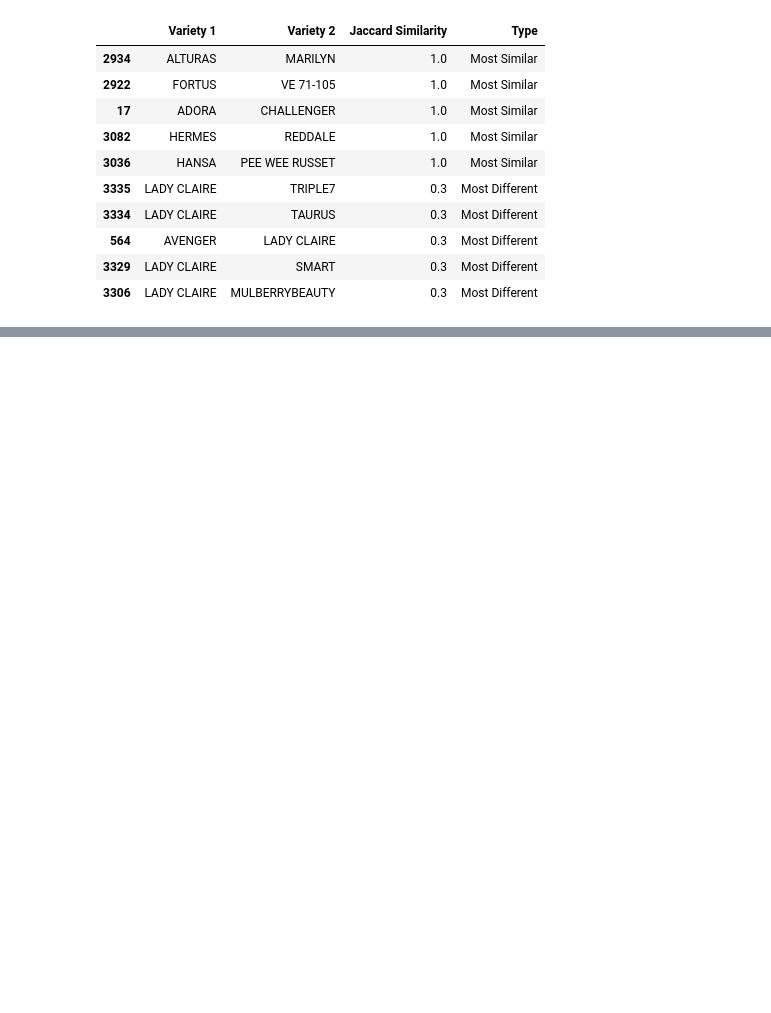
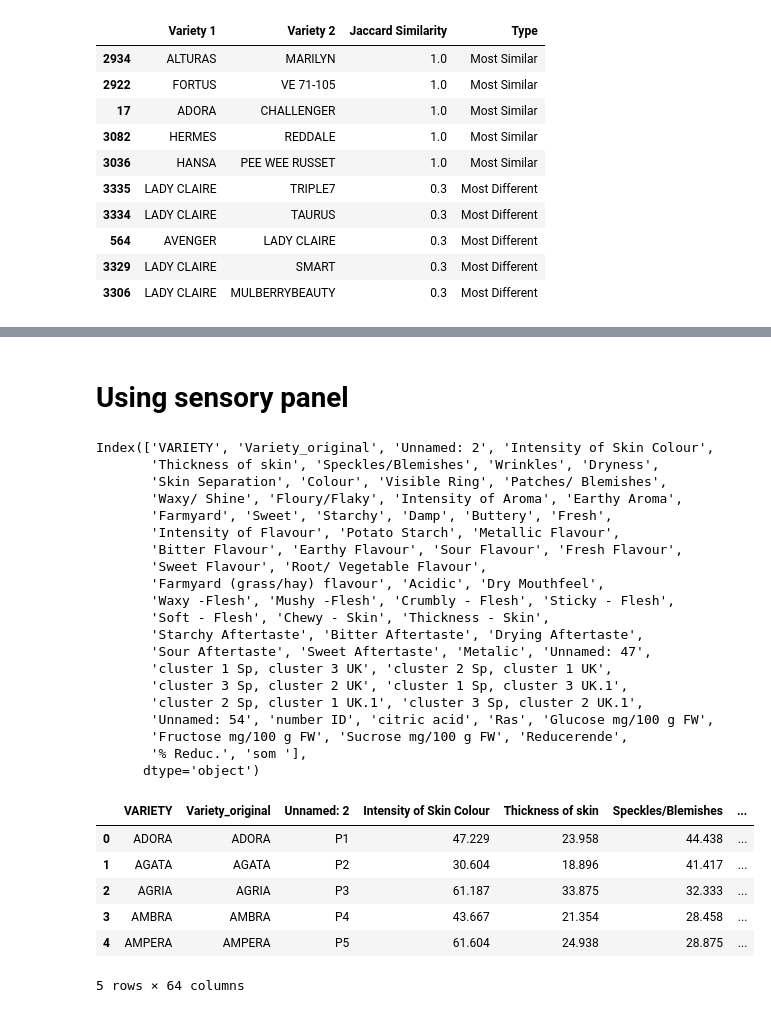
Before and after one commit to Fatemeh1362/internship, a Jupyter notebook: compound_analysis.ipynb, the cells around one changed output, grey strips where cells are left out. Drawn from its saved outputs; the diff is of its cells as text; code cells hidden in the pictures; blank space fills up the shorter version.

Commit message:
Update compound_analysis.ipynb
ADD sensory panel dataset for flavor identification

```diff
--- a/compound_analysis.ipynb
+++ b/compound_analysis.ipynb
@@ -536,0 +548,34 @@ top_pairs
+# %% [markdown]
+# Using sensory panel
+# %%
+sensory = pd.read_excel(r"C:\Users\fatemehm\Downloads\Sensorial profiling SD 2005.xlsx")
+print(sensory.columns)
+sensory.head()
+# %% [output]
+Index(['VARIETY', 'Variety_original', 'Unnamed: 2', 'Intensity of Skin Colour',
+       'Thickness of skin', 'Speckles/Blemishes', 'Wrinkles', 'Dryness',
+       'Skin Separation', 'Colour', 'Visible Ring', 'Patches/ Blemishes',
+       'Waxy/ Shine', 'Floury/Flaky', 'Intensity of Aroma', 'Earthy Aroma',
+       'Farmyard', 'Sweet', 'Starchy', 'Damp', 'Buttery', 'Fresh',
+       'Intensity of Flavour', 'Potato Starch', 'Metallic Flavour',
+       'Bitter Flavour', 'Earthy Flavour', 'Sour Flavour', 'Fresh Flavour',
+       'Sweet Flavour', 'Root/ Vegetable Flavour',
+       'Farmyard (grass/hay) flavour', 'Acidic', 'Dry Mouthfeel',
+       'Waxy -Flesh', 'Mushy -Flesh', 'Crumbly - Flesh', 'Sticky - Flesh',
+       'Soft - Flesh', 'Chewy - Skin', 'Thickness - Skin',
+       'Starchy Aftertaste', 'Bitter Aftertaste', 'Drying Aftertaste',
+       'Sour Aftertaste', 'Sweet Aftertaste', 'Metalic', 'Unnamed: 47',
+       'cluster 1 Sp, cluster 3 UK', 'cluster 2 Sp, cluster 1 UK',
+       'cluster 3 Sp, cluster 2 UK', 'cluster 1 Sp, cluster 3 UK.1',
+       'cluster 2 Sp, cluster 1 UK.1', 'cluster 3 Sp, cluster 2 UK.1',
+       'Unnamed: 54', 'number ID', 'citric acid', 'Ras', 'Glucose mg/100 g FW',
+       'Fructose mg/100 g FW', 'Sucrose mg/100 g FW', 'Reducerende',
+       '% Reduc.', 'som '],
+      dtype='object')
+|  | VARIETY | Variety_original | Unnamed: 2 | Intensity of Skin Colour | Thickness of skin | Speckles/Blemishes | ... |
+| 0 | ADORA | ADORA | P1 | 47.229 | 23.958 | 44.438 | ... |
+| 1 | AGATA | AGATA | P2 | 30.604 | 18.896 | 41.417 | ... |
+| 2 | AGRIA | AGRIA | P3 | 61.187 | 33.875 | 32.333 | ... |
+| 3 | AMBRA | AMBRA | P4 | 43.667 | 21.354 | 28.458 | ... |
+| 4 | AMPERA | AMPERA | P5 | 61.604 | 24.938 | 28.875 | ... |
+5 rows × 64 columns
```
Also changed, not shown: parts of 8 cells of this notebook.
